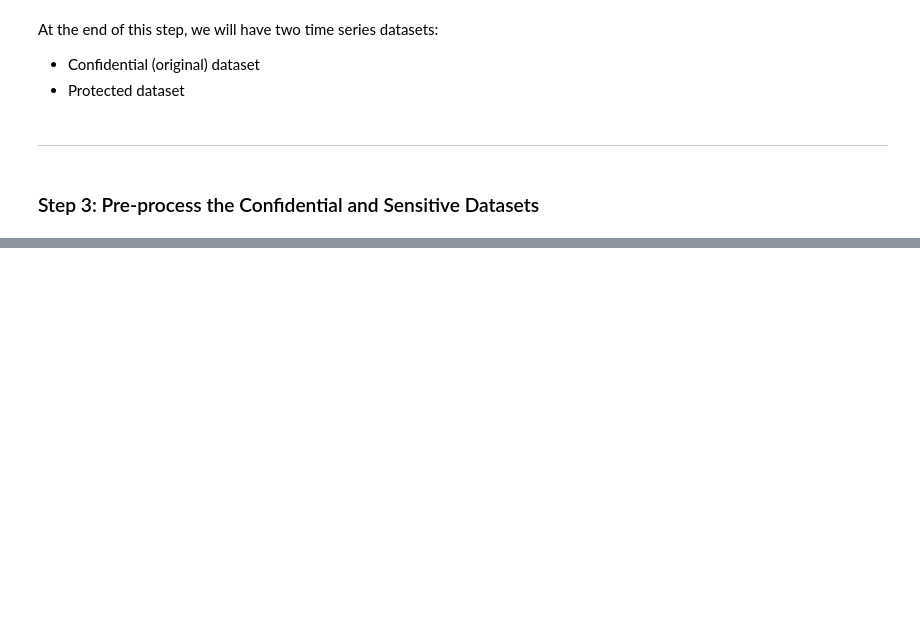
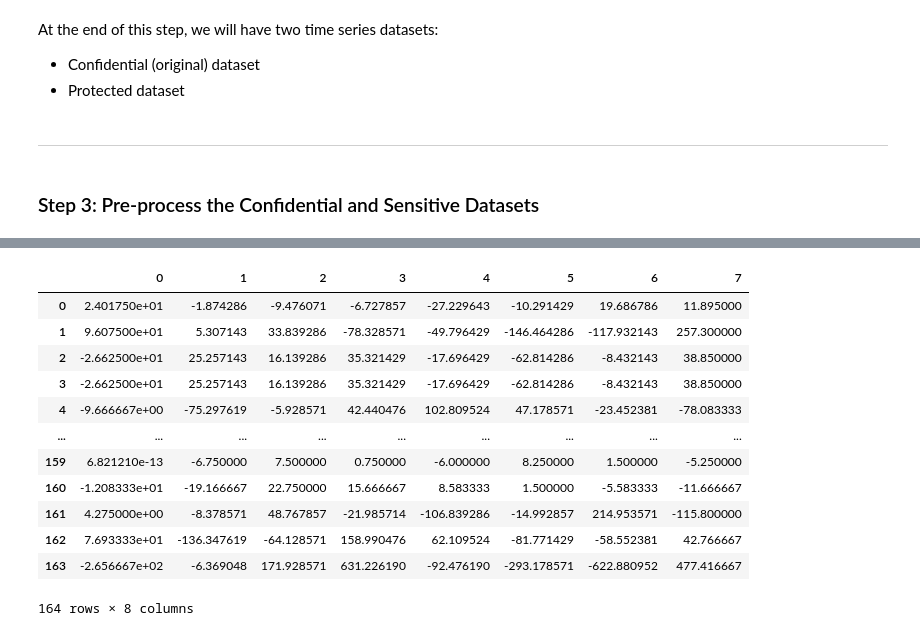
Before and after one commit to cdbale/Privacy-and-Forecasting-Empirical, a Jupyter notebook: Code/Analysis/code-restructuring.ipynb, the cells around one changed output, grey strips where cells are left out. Cells and saved outputs as stored; diff of their text form; code cells hidden in the pictures; blank space fills up the shorter version.

```diff
--- a/Code/Analysis/code-restructuring.ipynb
+++ b/Code/Analysis/code-restructuring.ipynb
@@ -37,0 +66,16 @@ Y_protected = apply_data_protection(Y, epsilon=4.6)
+# %%
+last_window
+# %% [output]
+|  | 0 | 1 | 2 | 3 | 4 | 5 | 6 | 7 |
+| 0 | 2.401750e+01 | -1.874286 | -9.476071 | -6.727857 | -27.229643 | -10.291429 | 19.686786 | 11.895000 |
+| 1 | 9.607500e+01 | 5.307143 | 33.839286 | -78.328571 | -49.796429 | -146.464286 | -117.932143 | 257.300000 |
+| 2 | -2.662500e+01 | 25.257143 | 16.139286 | 35.321429 | -17.696429 | -62.814286 | -8.432143 | 38.850000 |
+| 3 | -2.662500e+01 | 25.257143 | 16.139286 | 35.321429 | -17.696429 | -62.814286 | -8.432143 | 38.850000 |
+| 4 | -9.666667e+00 | -75.297619 | -5.928571 | 42.440476 | 102.809524 | 47.178571 | -23.452381 | -78.083333 |
+| ... | ... | ... | ... | ... | ... | ... | ... | ... |
+| 159 | 6.821210e-13 | -6.750000 | 7.500000 | 0.750000 | -6.000000 | 8.250000 | 1.500000 | -5.250000 |
+| 160 | -1.208333e+01 | -19.166667 | 22.750000 | 15.666667 | 8.583333 | 1.500000 | -5.583333 | -11.666667 |
+| 161 | 4.275000e+00 | -8.378571 | 48.767857 | -21.985714 | -106.839286 | -14.992857 | 214.953571 | -115.800000 |
+| 162 | 7.693333e+01 | -136.347619 | -64.128571 | 158.990476 | 62.109524 | -81.771429 | -58.552381 | 42.766667 |
+| 163 | -2.656667e+02 | -6.369048 | 171.928571 | 631.226190 | -92.476190 | -293.178571 | -622.880952 | 477.416667 |
+164 rows × 8 columns
```
Also changed, not shown: parts of 20 cells of this notebook, 2 other files.
